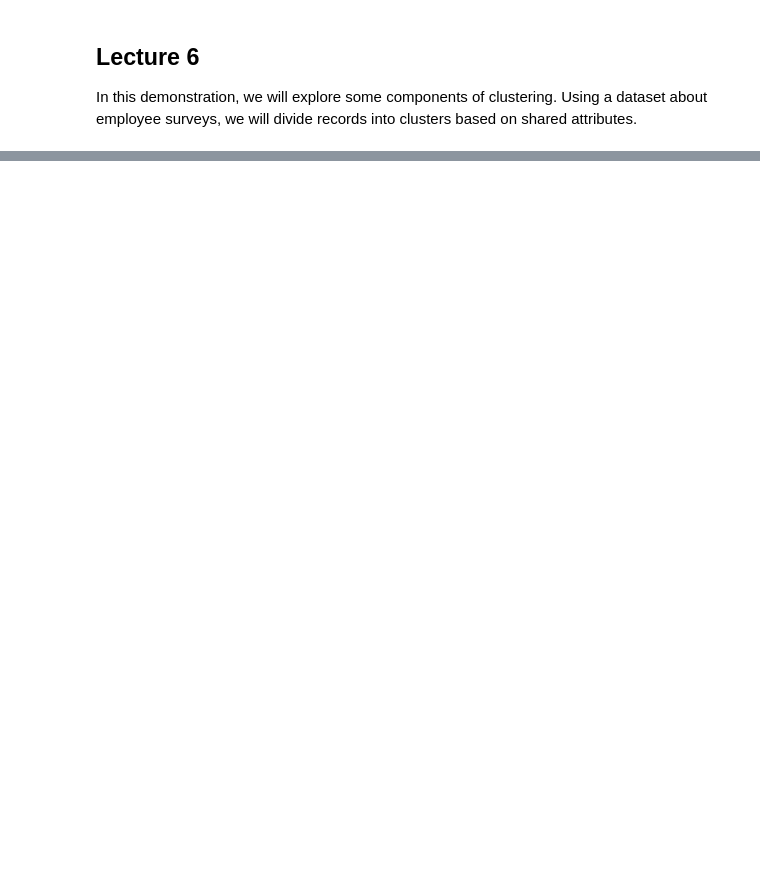
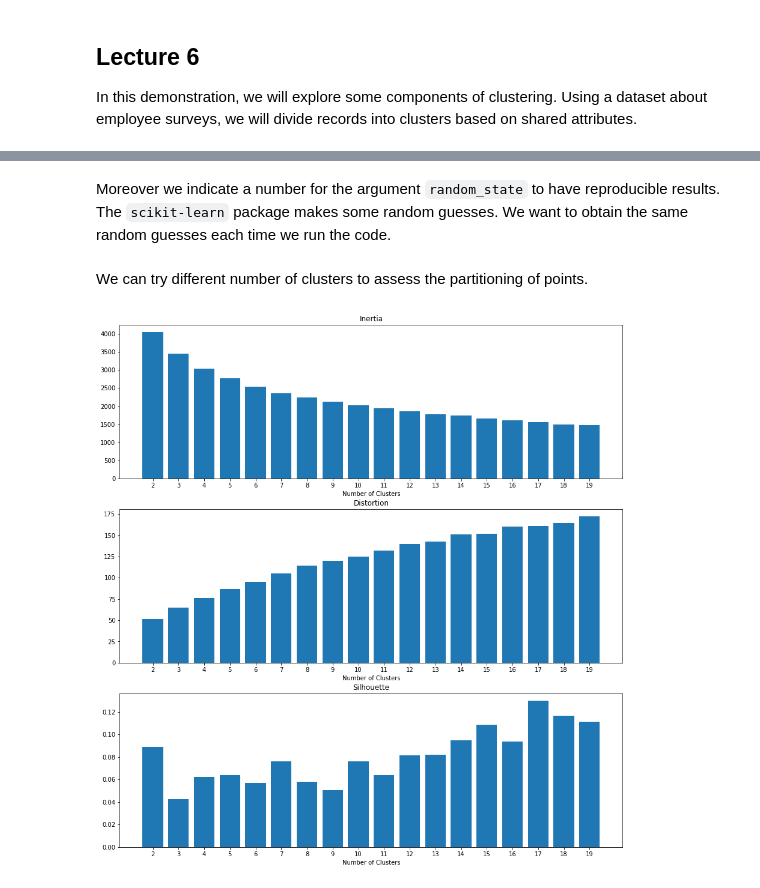
Before and after one commit to ZiaNNNNN/MG-GY-8411-Summer-2020-Public, a Jupyter notebook: lecture/lec6/lecture-6-demo.ipynb, the cells around one changed output, grey strips where cells are left out. Saved outputs shown, nothing was run; the diff lists cells and outputs as text; code cells hidden in the pictures; blank space fills up the shorter version.

```diff
--- a/lecture/lec6/lecture-6-demo.ipynb
+++ b/lecture/lec6/lecture-6-demo.ipynb
@@ -208,0 +133,6 @@ plt.show()
+# %%
+number_of_clusters = 2
+seed = 42
+
+model = cluster.KMeans(n_clusters = number_of_clusters, random_state=seed)
+model.fit(survey)
@@ -208,0 +163,21 @@ plt.show()
+# %% [markdown]
+Moreover we indicate a number for the argument `random_state` to have reproducible results. The `scikit-learn` package makes some random guesses. We want to obtain the same random guesses each time we run the code.
+# %%
+seed = 42
+models = [cluster.KMeans(n_clusters = k, random_state=seed).fit(survey) for k in range(2,20)]
+# %% [markdown]
+We can try different number of clusters to assess the partitioning of points.
+# %%
+scores = [helper_functions.compute_metrics(model, survey) for model in models]
+scores = list(zip(*scores))
+
+fig, axes = plt.subplots(3,1,figsize=(15,16))
+
+titles = ["Inertia", "Distortion", "Silhouette"]
+for score, ax, title in zip(scores, axes.flatten(), titles):
+    ax.bar(range(2,20), score)
+    ax.set_xticks(range(2,20))
+    ax.set_xlabel("Number of Clusters")
+    ax.set_title(title)
+# %% [output]
+[figure, added]
```
Also changed, not shown: parts of 60 cells of this notebook, 2 other files.
